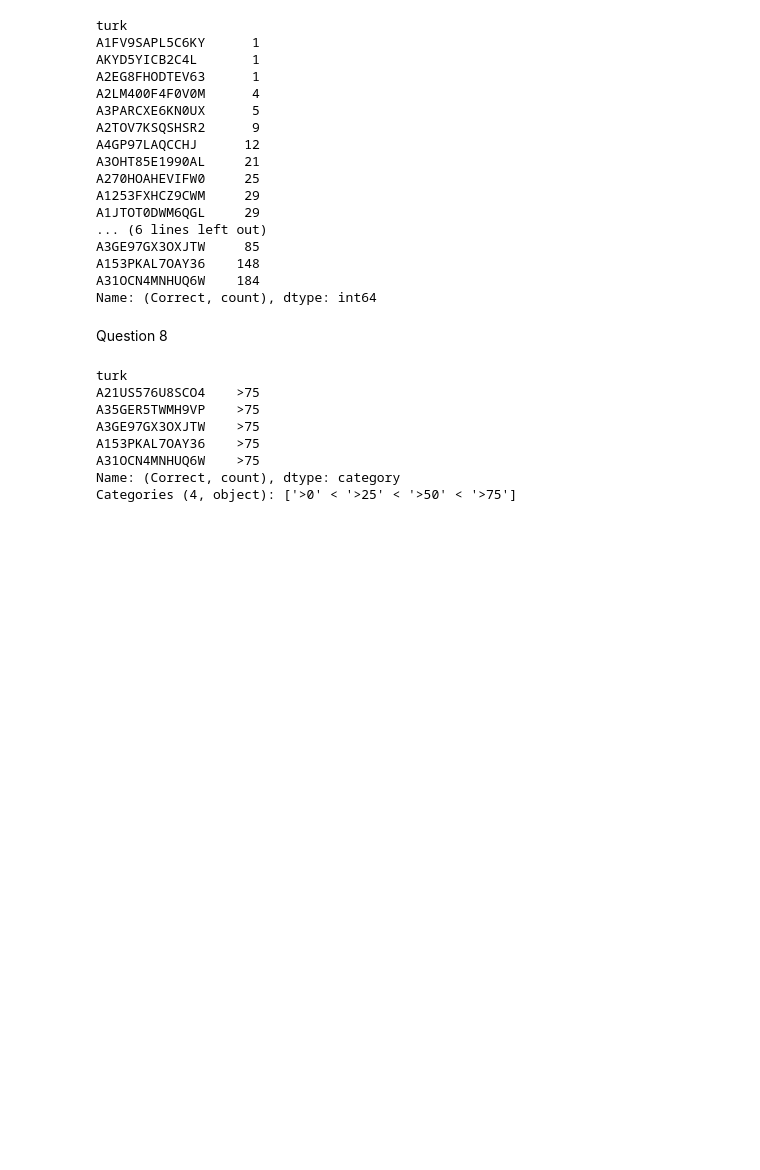
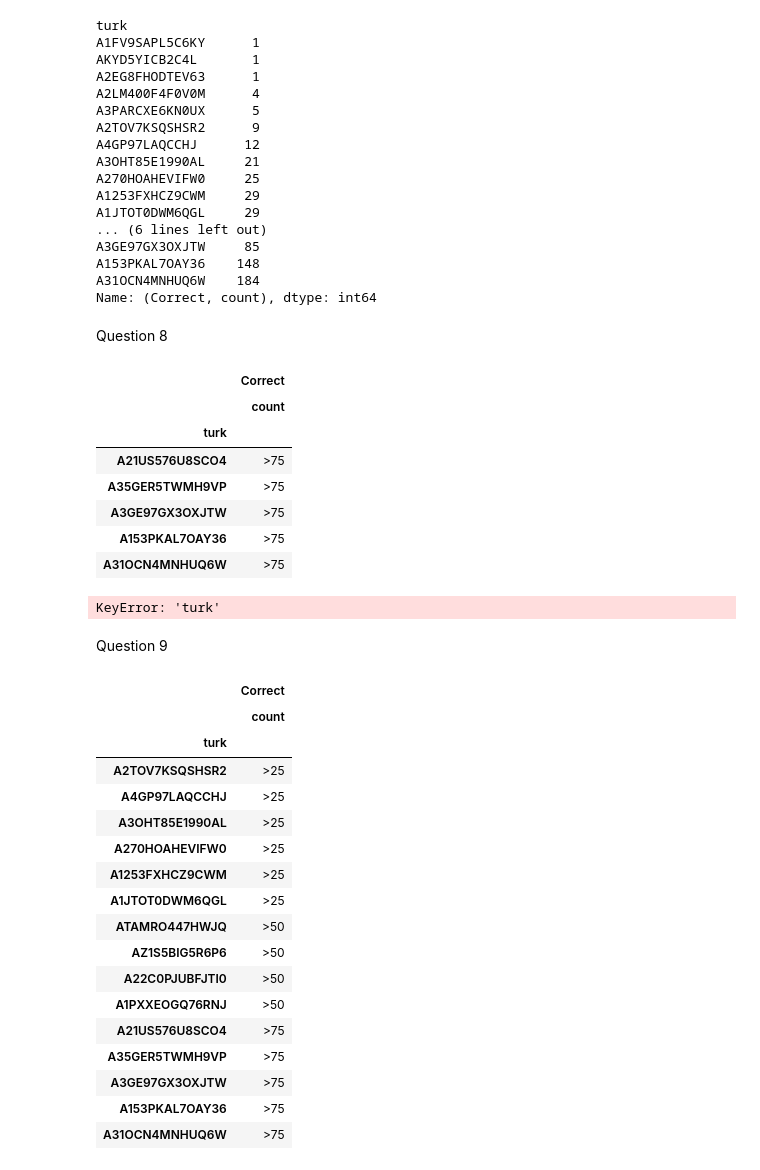
Before and after one commit to gsooter/DSPHW3, a Jupyter notebook: HW3.ipynb, the cells around one changed output. Drawn from its saved outputs; the diff is of its cells as text; code cells hidden in the pictures; blank space fills up the shorter version.

```diff
--- a/HW3.ipynb
+++ b/HW3.ipynb
@@ -248,14 +248,50 @@ result_75 = pd.qcut(goodraters[('Correct','count')],
 
 result_75 = pd.DataFrame(result_75)
 mask = (result_75[('Correct', 'count')]== '>75')
-result_75 = result_75[('Correct', 'count')][mask]
+result_75 = DataFrame(result_75[('Correct', 'count')][mask])
 result_75
 # %% [output]
-turk
-A21US576U8SCO4    >75
-A35GER5TWMH9VP    >75
-A3GE97GX3OXJTW    >75
-A153PKAL7OAY36    >75
-A31OCN4MNHUQ6W    >75
-Name: (Correct, count), dtype: category
-Categories (4, object): ['>0' < '>25' < '>50' < '>75']
+|  | Correct |
+|  | count |
+| turk |  |
+| A21US576U8SCO4 | >75 |
+| A35GER5TWMH9VP | >75 |
+| A3GE97GX3OXJTW | >75 |
+| A153PKAL7OAY36 | >75 |
+| A31OCN4MNHUQ6W | >75 |
+# %%
+Result_75 = unknown_labels[unknown_labels['turk'].isin(result_75['turk'])]
+
+#labels_on_gold = labels[labels['URL'].isin(gold['URL'])]
+# %% [output]
+KeyError: 'turk'
+# %% [markdown]
+Question 9
+# %%
+result_25 = pd.qcut(goodraters[('Correct','count')],
+                    4,
+                    labels = ['>0','>25','>50','>75'])
+
+result_25 = pd.DataFrame(result_25)
+mask = (result_25[('Correct', 'count')]!= '>0')
+result_25 = DataFrame(result_25[('Correct', 'count')][mask])
+result_25
+# %% [output]
+|  | Correct |
+|  | count |
+| turk |  |
+| A2TOV7KSQSHSR2 | >25 |
+| A4GP97LAQCCHJ | >25 |
+| A3OHT85E1990AL | >25 |
+| A270HOAHEVIFW0 | >25 |
+| A1253FXHCZ9CWM | >25 |
+| A1JTOT0DWM6QGL | >25 |
+| ATAMRO447HWJQ | >50 |
+| AZ1S5BIG5R6P6 | >50 |
+| A22C0PJUBFJTI0 | >50 |
+| A1PXXEOGQ76RNJ | >50 |
+| A21US576U8SCO4 | >75 |
+| A35GER5TWMH9VP | >75 |
+| A3GE97GX3OXJTW | >75 |
+| A153PKAL7OAY36 | >75 |
+| A31OCN4MNHUQ6W | >75 |
```
